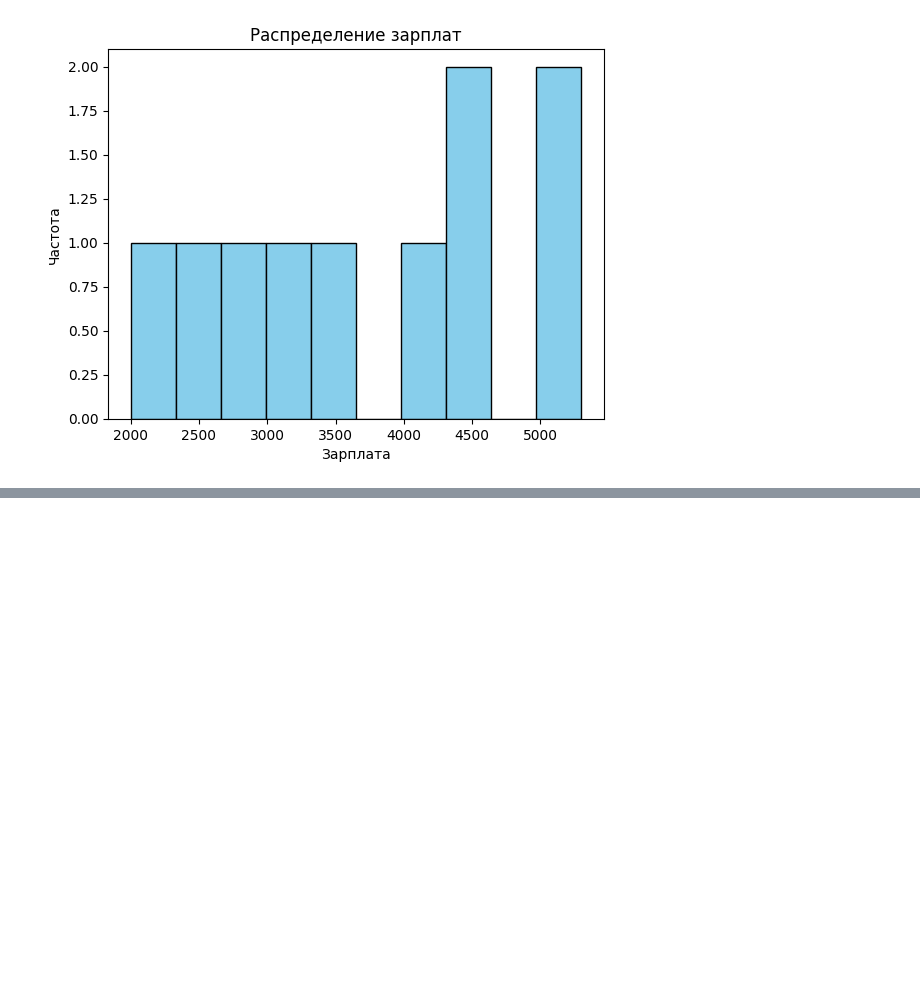
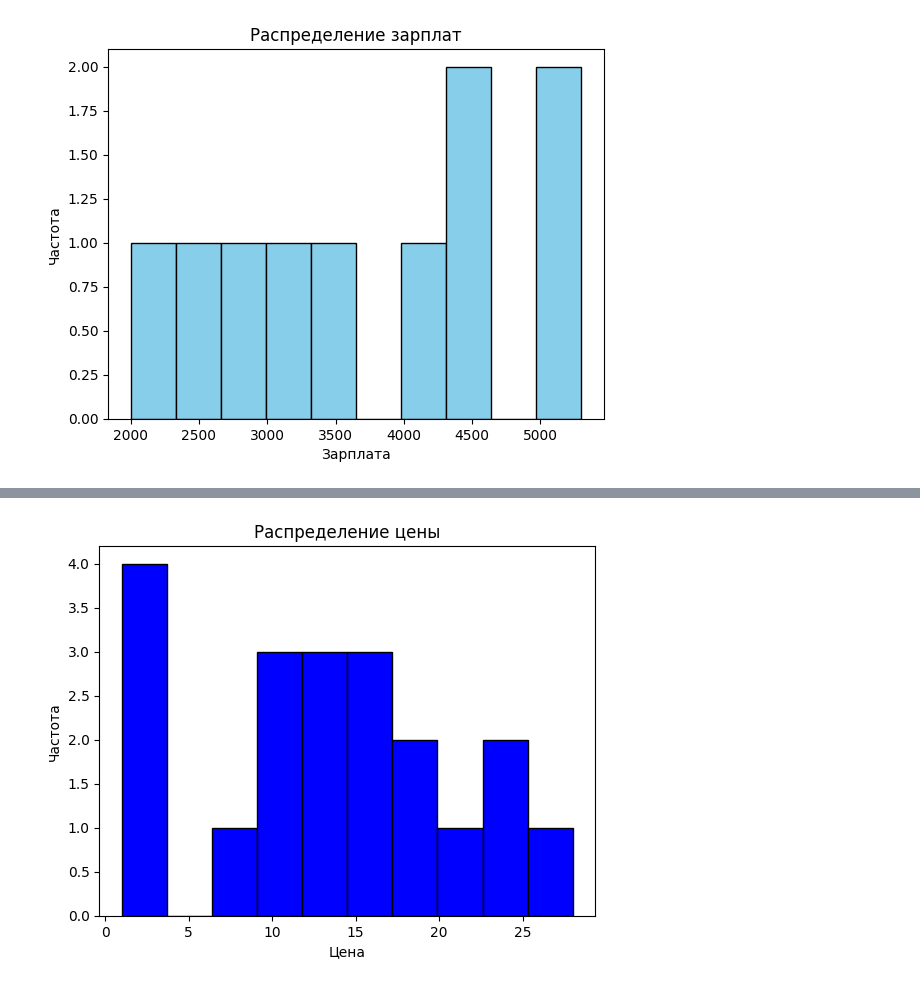
Before and after one commit to Grashch/Eduson, a Jupyter notebook: РазведочныйАнализДанных.ipynb, the cells around one changed output, grey strips where cells are left out. Drawn from its saved outputs; the diff is of its cells as text; code cells hidden in the pictures; blank space fills up the shorter version.

```diff
--- a/РазведочныйАнализДанных.ipynb
+++ b/РазведочныйАнализДанных.ipynb
@@ -92,3 +60,6 @@ dtype: float64
 Медиана: salary    3750.0
 dtype: float64
 [figure]
+# %%
+data = pd.read_csv('/content/data.csv')
+data
@@ -94,0 +114,9 @@ dtype: float64
+# %%
+plt.Figure()
+plt.hist(data.Price, color='blue', edgecolor='black')
+plt.title('Распределение цены')
+plt.xlabel('Цена')
+plt.ylabel('Частота')
+plt.show()
+# %% [output]
+[figure, added]
```
Also changed, not shown: parts of 8 cells of this notebook.
